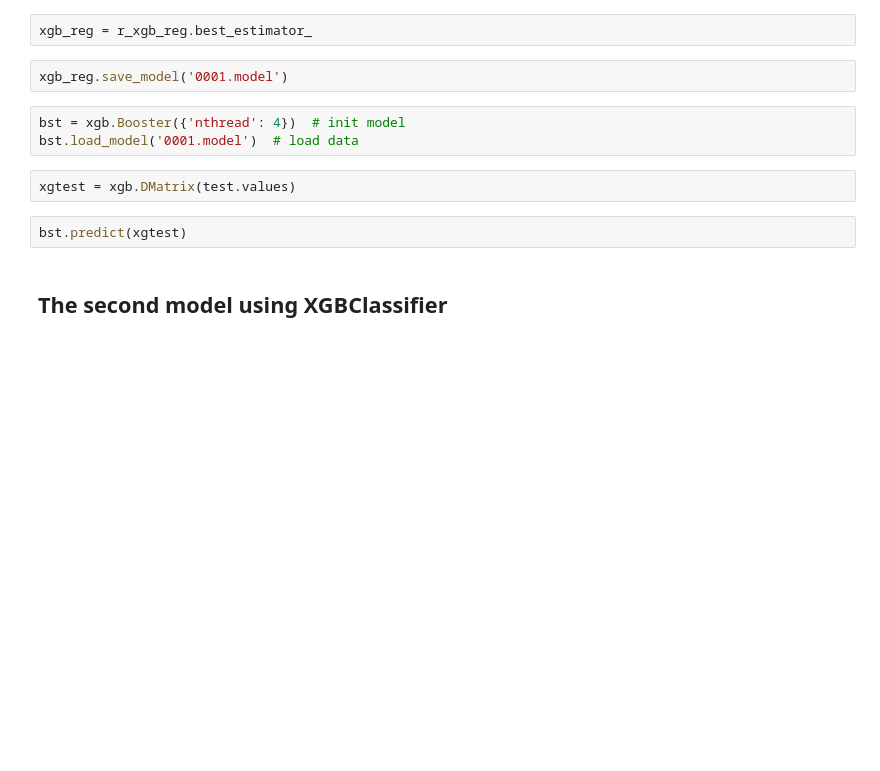
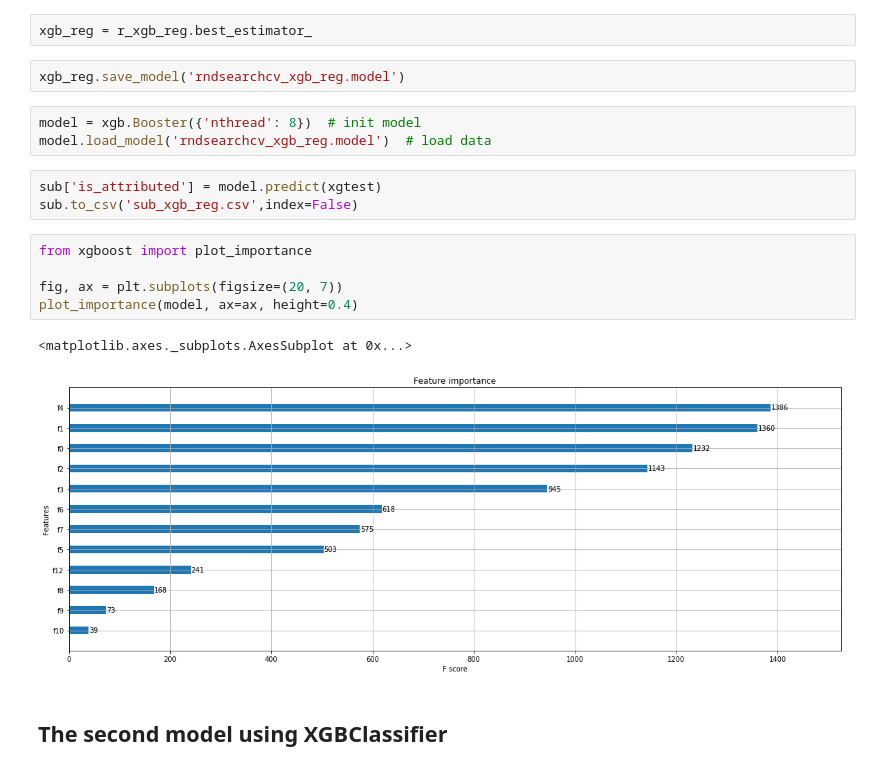
Before and after one commit to 181192/DAT158ML-Oblig02, a Jupyter notebook: Fraud Detection.ipynb, the cells around one changed output. Cells and saved outputs as stored; diff of their text form; blank space fills up the shorter version.

Commit message:
Implemented models

```diff
--- a/Fraud Detection.ipynb
+++ b/Fraud Detection.ipynb
@@ -722,14 +771,21 @@ r_xgb_reg.score(X_test, y_test)
 # %%
 xgb_reg = r_xgb_reg.best_estimator_
 # %%
-xgb_reg.save_model('0001.model')
+xgb_reg.save_model('rndsearchcv_xgb_reg.model')
 # %%
-bst = xgb.Booster({'nthread': 4})  # init model
-bst.load_model('0001.model')  # load data
+model = xgb.Booster({'nthread': 8})  # init model
+model.load_model('rndsearchcv_xgb_reg.model')  # load data
-# %%
-xgtest = xgb.DMatrix(test.values)
-# %%
-bst.predict(xgtest)
+# %%
+sub['is_attributed'] = model.predict(xgtest)
+sub.to_csv('sub_xgb_reg.csv',index=False)
+# %%
+from xgboost import plot_importance
+
+fig, ax = plt.subplots(figsize=(20, 7))
+plot_importance(model, ax=ax, height=0.4)
+# %% [output]
+<matplotlib.axes._subplots.AxesSubplot at 0x...>
+[figure, added]
 # %% [markdown]
 ## The second model using XGBClassifier
 # %%
```
Also changed, not shown: parts of 21 cells of this notebook, 5 other files.
